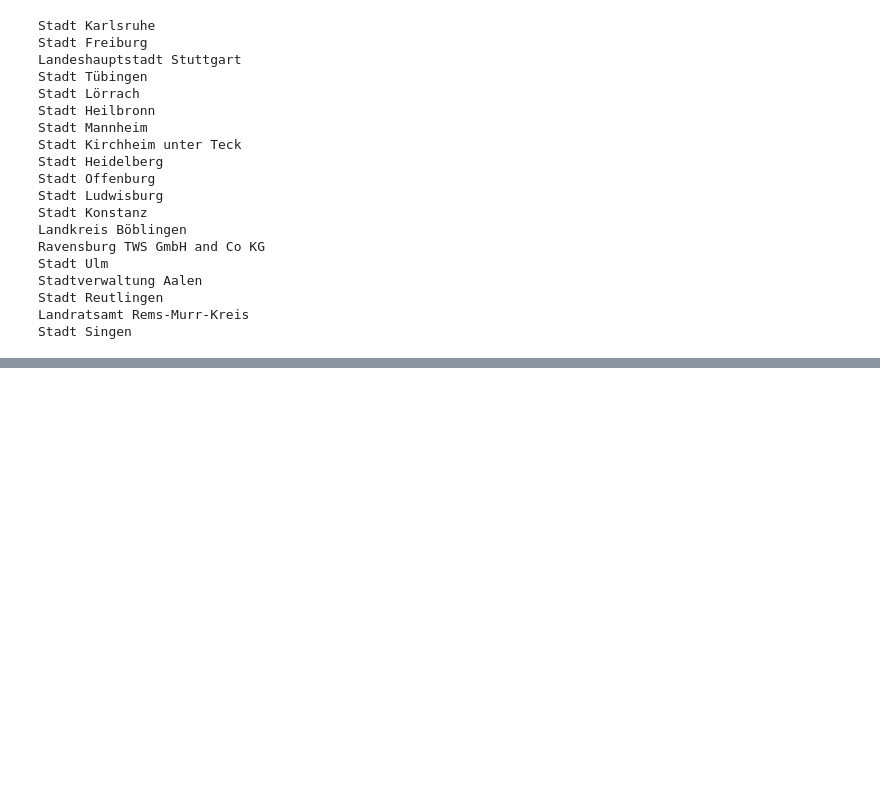
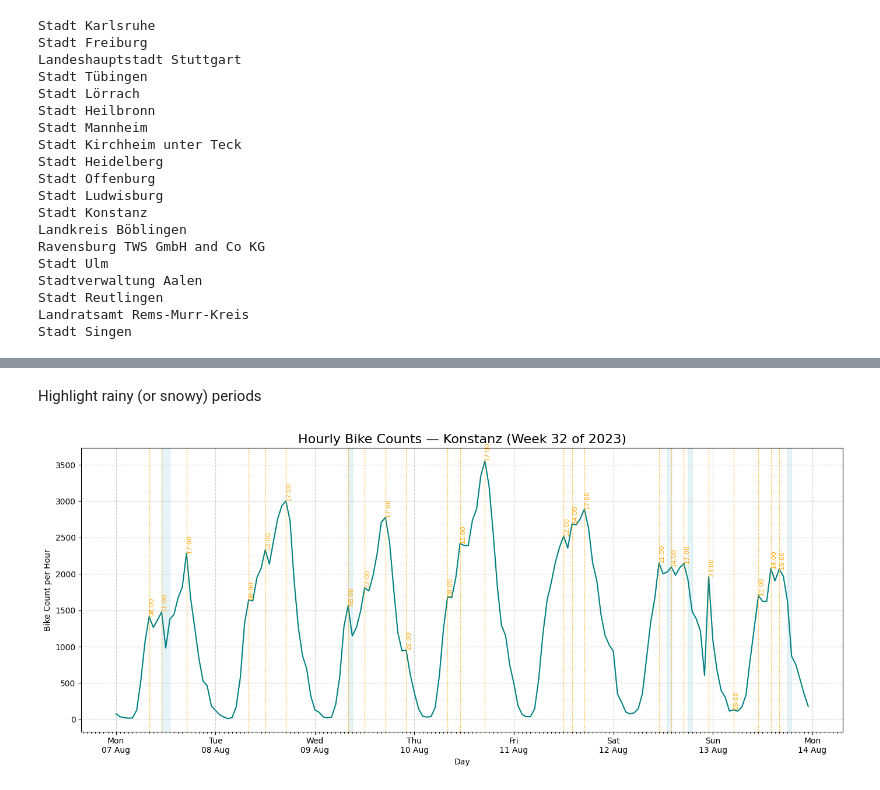
Before and after one commit to skessler01/data_literacy, a Jupyter notebook: data_preprocessing.ipynb, the cells around one changed output, grey strips where cells are left out. Cells and saved outputs as stored; diff of their text form; code cells hidden in the pictures; blank space fills up the shorter version.

```diff
--- a/data_preprocessing.ipynb
+++ b/data_preprocessing.ipynb
@@ -476,0 +684,17 @@ start_end_timestamps.to_csv("start_end_timestamps.csv", index=False)
+# %%
+def fuse_bike_weather(bike_data, weather_data):
+    bike_data = bike_data.copy()
+    weather_data = weather_data.copy()
+
+    bike_data['timestamp'] = pd.to_datetime(bike_data['timestamp'], utc=True)
+    weather_data['date'] = pd.to_datetime(weather_data['date'], utc=True)
+
+    weather_data = weather_data.rename(columns={'date': 'timestamp'})  # rename column for easier merge
+
+    fused_data = pd.merge(bike_data, weather_data, on='timestamp', how='inner')  # merge
+
+    return fused_data
+# %%
+weather_data = get_weather_data()
+combined_data = fuse_bike_weather(hourly_counts, weather_data)
+print(combined_data)
@@ -476,0 +717,49 @@ start_end_timestamps.to_csv("start_end_timestamps.csv", index=False)
+# %% [markdown]
+Highlight rainy (or snowy) periods
+# %%
+plt.figure(figsize=(14, 6))
+plt.plot(combined_data['timestamp'], combined_data['count'], color='teal', linewidth=1.5)
+
+ax = plt.gca()
+
+# --- Highlight rainy/snowy periods ---
+# Find consecutive periods where rain or snow is True
+in_weather = False
+start_time = None
+
+for i, row in combined_data.iterrows():
+    if row['rain'] or row['snowfall']:
+        if not in_weather:
+            # Start of a rainy/snowy period
+            start_time = row['timestamp']
+            in_weather = True
+    else:
+        if in_weather:
+            # End of a rainy/snowy period
+            end_time = row['timestamp']
+            ax.axvspan(start_time, end_time, color='lightblue', alpha=0.3)
+            in_weather = False
+
+# Catch if the last row is still in a rainy/snowy period
+if in_weather:
+    ax.axvspan(start_time, combined_data['timestamp'].iloc[-1], color='lightblue', alpha=0.3)
+
+ax.xaxis.set_major_locator(mdates.DayLocator())  # one major tick per day
+ax.xaxis.set_major_formatter(mdates.DateFormatter('%a\n%d %b'))
+
+ax.xaxis.set_minor_locator(mdates.HourLocator())
+
+for t, v in zip(peak_times, peak_values):
+    plt.axvline(x=t, color='orange', linestyle=':', linewidth=1)
+    plt.text(t, v + 1, t.strftime('%H:%M'), rotation=90, verticalalignment='bottom', color='orange', fontsize=8)
+
+plt.xticks(rotation=0)
+
+plt.title('Hourly Bike Counts — Konstanz (Week ' + str(week) + ' of ' + str(year) + ')', fontsize=16)
+plt.xlabel('Day')
+plt.ylabel('Bike Count per Hour')
+plt.grid(True, linestyle='--', alpha=0.6)
+plt.tight_layout()
+plt.show()
+# %% [output]
+[figure, added]
```
Also changed, not shown: parts of 19 cells of this notebook.
